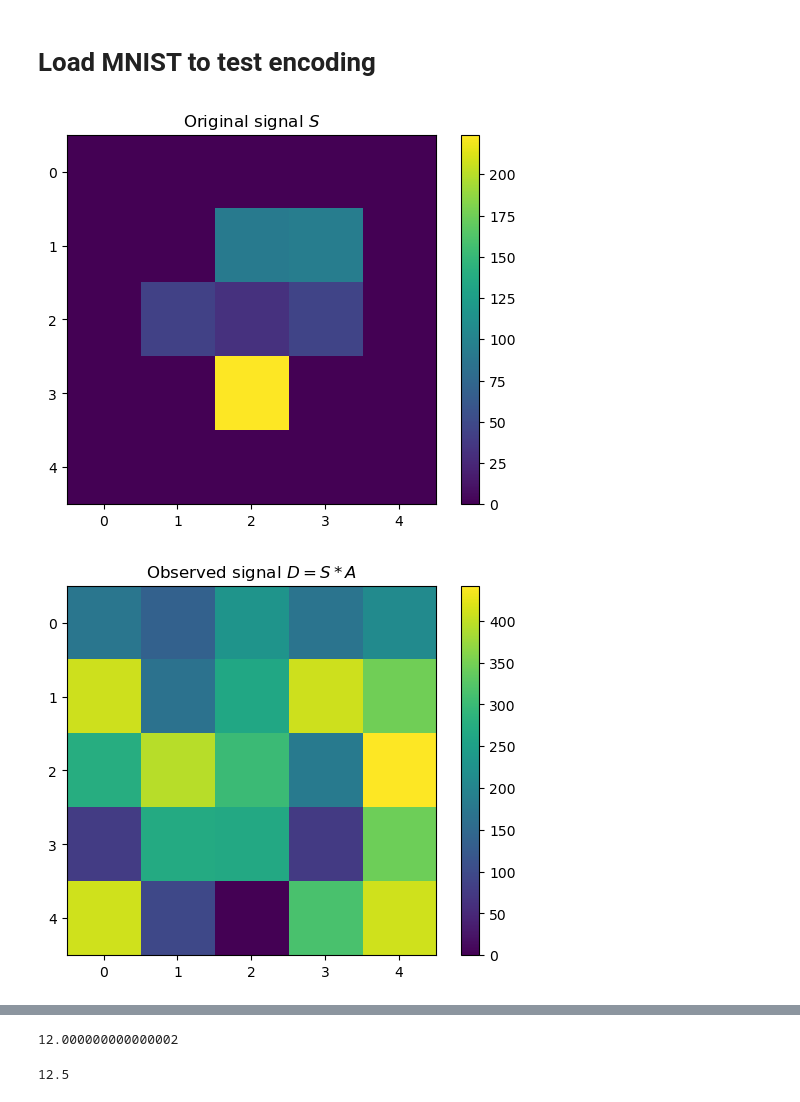
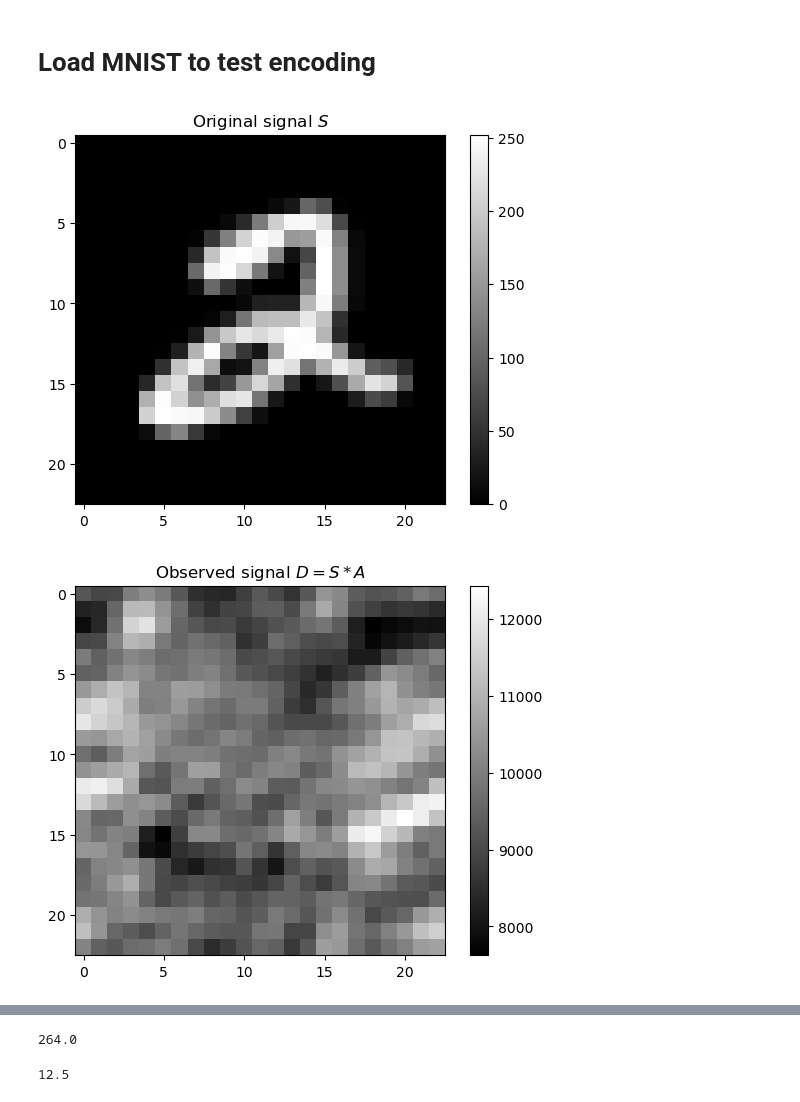
Before and after one commit to jornelasmunoz/UCM_Undergraduate_Research, a Jupyter notebook: jornelasmunoz/notebooks/Generate MURA.ipynb, the cells around one changed output, grey strips where cells are left out. Cells and saved outputs as stored; diff of their text form; code cells hidden in the pictures.

Commit message:
figures for slides

```diff
--- a/jornelasmunoz/notebooks/Generate MURA.ipynb
+++ b/jornelasmunoz/notebooks/Generate MURA.ipynb
@@ -212,7 +212,7 @@ plt.show()
 # %% [output]
 [figure]
 # %%
-p = 5 # size of array
+p = 23 # size of array
 # First, create A and G
 A = create_binary_aperture_arr(p)
 G = create_decoding_arr(A)
@@ -271,7 +271,7 @@ test_data = datasets.MNIST(
 # S_hat = (S*A)*G + B*G = S + B*G Reconstructed data
 # N = sum_ij A_ij
 
-S = train_data[9][0][0].numpy().astype('int64')
+S = train_data[5][0][0].numpy().astype('int64')
 B = get_Gaussian_filter(S, mean=0, var=0.1)
 kroneker_delta = FFT_convolve(A,G,p)
 D = FFT_convolve(S,A,p) #+ B
@@ -281,7 +281,7 @@ N = np.sum(A)
 diff_Shat_Stilde = np.abs(S_hat - S_tilde)
 S_normed = normalize(S)
 
-cmap = 'viridis'
+cmap = 'gray'
 
 # fig, axs = plt.subplots(2,2, figsize=(15,10))
 # axs = axs.ravel()
@@ -293,32 +293,34 @@ cmap = 'viridis'
 # axs[0].set_title("Original signal $S$")
 # axs[1].set_title("Observed signal $D = S * A$")
 # axs[2].set_title("Reconstructed signal $\hat{S} = (S*A)*G$")
 # axs[3].set_title("Reconstructed signal $\~{S} = (S*\delta)$")
 # plt.show()
 
 plt.imshow(S, cmap=cmap); plt.colorbar()
 plt.title("Original signal $S$")
+#plt.savefig("../figs/true_signal_2.svg")
 plt.show()
 
 plt.imshow(D, cmap=cmap); plt.colorbar()
 plt.title("Observed signal $D = S * A$")
+#plt.savefig("../figs/observed_signal_2.svg")
 plt.show()
 
 plt.imshow(S_hat, cmap=cmap); plt.colorbar()
 plt.title("Reconstructed signal $\hat{S} = (S*A)*G$")
 plt.show()
 
 plt.imshow(S_tilde, cmap=cmap); plt.colorbar()
 plt.title("Reconstructed signal $\~{S} = (S*\delta)$")
 plt.show()
 
 plt.imshow(diff_Shat_Stilde); plt.colorbar()
 plt.title("Difference")
 plt.show()
 plt.imshow(kroneker_delta); plt.colorbar();
 plt.title("$A*G \equiv \delta$")
 plt.show()
 print(np.max(kroneker_delta))
 # %% [output]
-[figure, old version]
+[figure, new version]
-[figure, old version]
+[figure, new version]
@@ -329,4 +331,4 @@ print(np.max(kroneker_delta))
-12.000000000000002
+264.0
 # %%
 # should be peak of kronecker delta
 p**2/2
```
Also changed, not shown: parts of 7 cells of this notebook, 57 other files.
